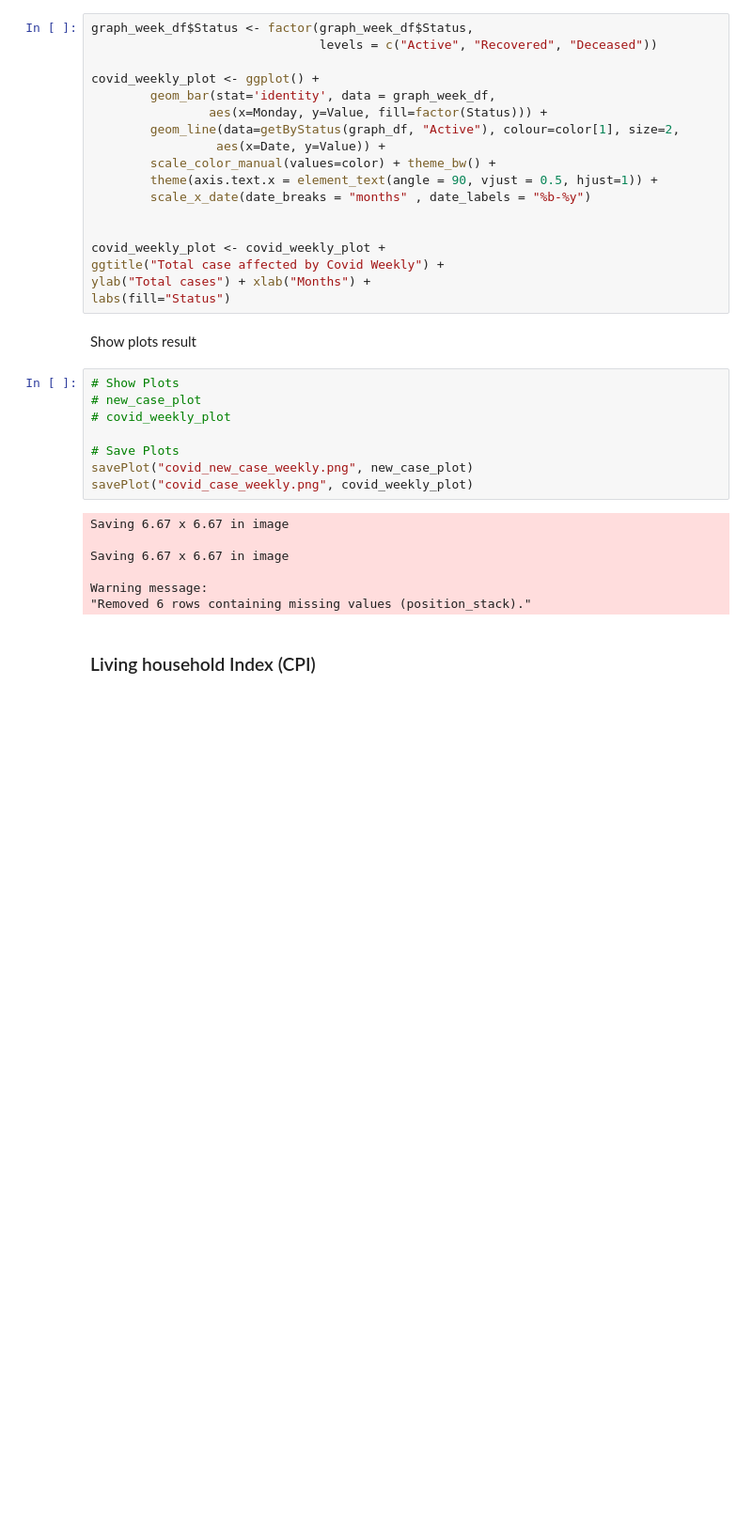
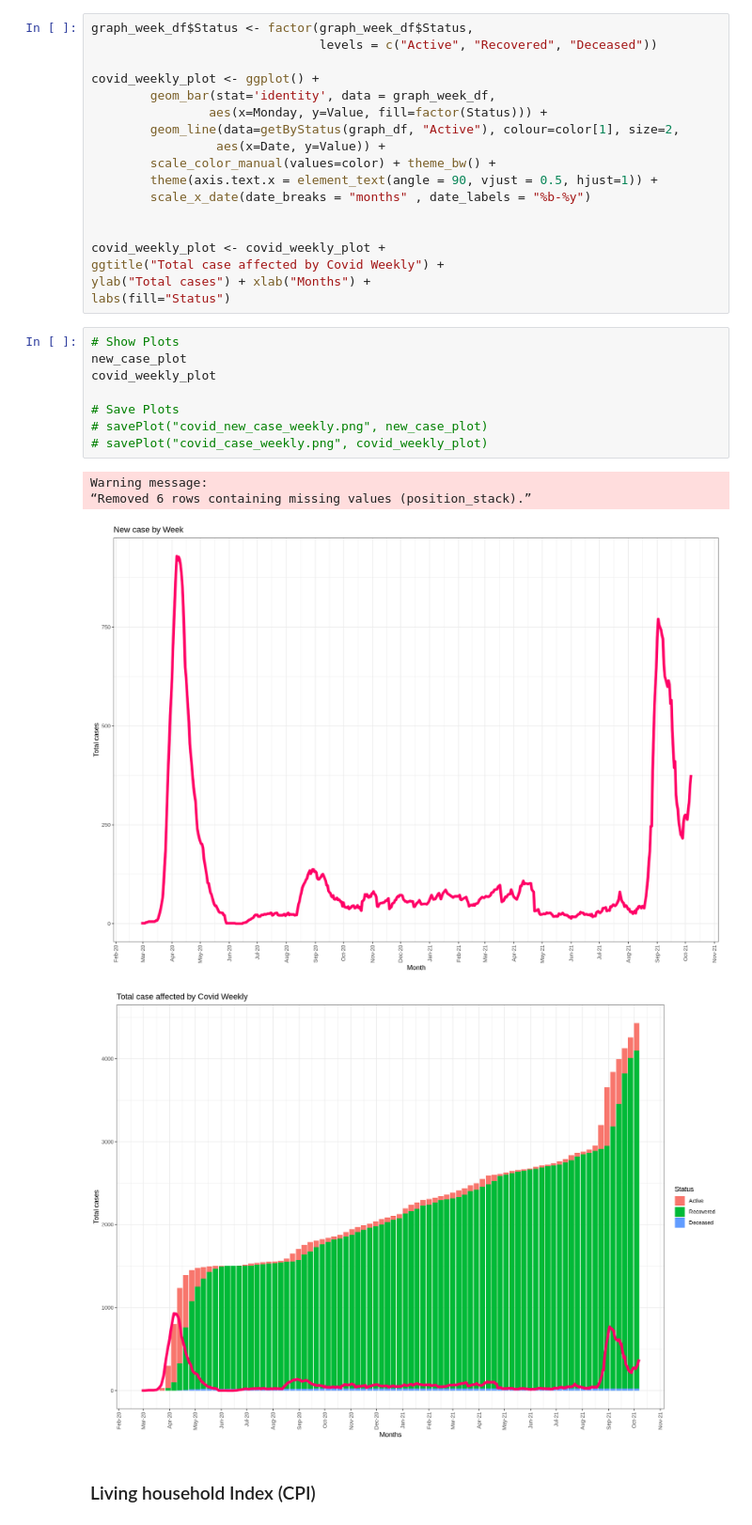
Before and after one commit to oscar-toohey/DATA201-group-project, a Jupyter notebook: Notebook_Final.ipynb, the cells around one changed output. Shown at 94% size. Cells and saved outputs as stored; diff of their text form; blank space fills up the shorter version.

```diff
--- a/Notebook_Final.ipynb
+++ b/Notebook_Final.ipynb
@@ -251,22 +250,18 @@ covid_weekly_plot <- covid_weekly_plot +
 ggtitle("Total case affected by Covid Weekly") +
 ylab("Total cases") + xlab("Months") +
 labs(fill="Status")
-# %% [markdown]
-Show plots result
 # %%
 # Show Plots
-# new_case_plot
-# covid_weekly_plot
+new_case_plot
+covid_weekly_plot
 
 # Save Plots
-savePlot("covid_new_case_weekly.png", new_case_plot)
-savePlot("covid_case_weekly.png", covid_weekly_plot)
+# savePlot("covid_new_case_weekly.png", new_case_plot)
+# savePlot("covid_case_weekly.png", covid_weekly_plot)
 # %% [output]
-Saving 6.67 x 6.67 in image
-
-Saving 6.67 x 6.67 in image
-
 Warning message:
-"Removed 6 rows containing missing values (position_stack)."
+“Removed 6 rows containing missing values (position_stack).”
+[figure, added]
+[figure, added]
 # %% [markdown]
 ### Living household Index (CPI)
```
Also changed, not shown: parts of 32 cells of this notebook, 8 other files.
